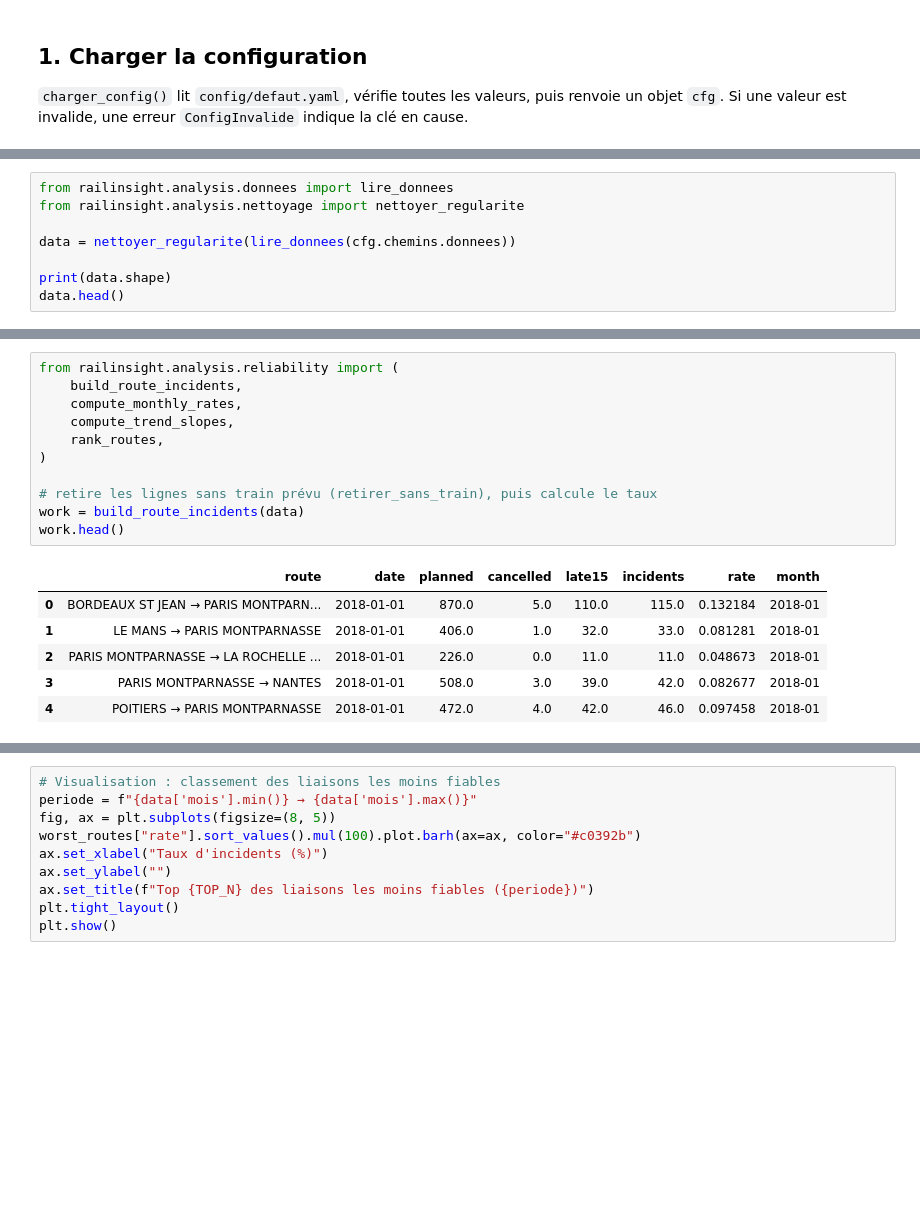
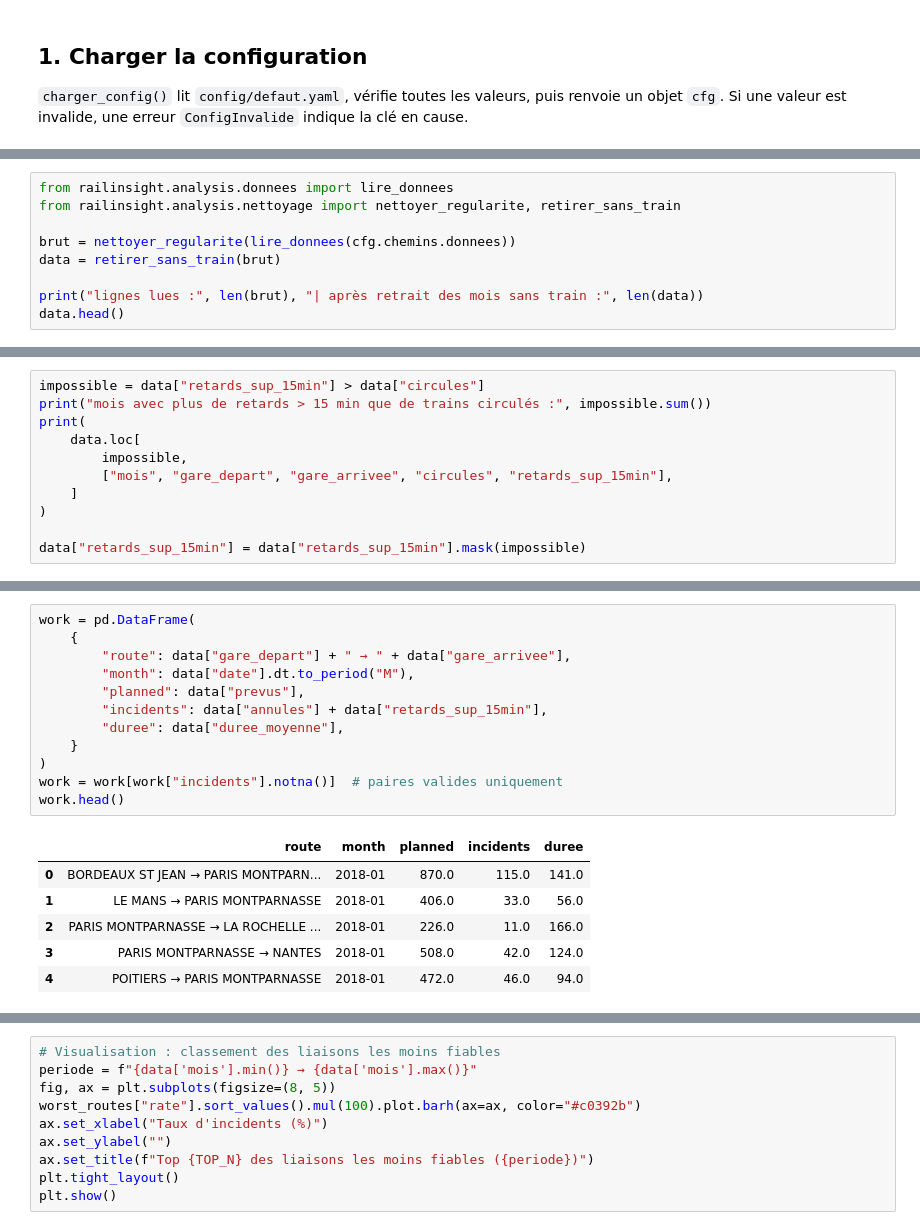
Before and after one commit to bouharrameryem-gmail-com/railinsight, a Jupyter notebook: notebooks/01_liaisons_moins_fiables.ipynb, the cells around one changed output, grey strips where cells are left out. Drawn from its saved outputs; the diff is of its cells as text; blank space fills up the shorter version.

```diff
--- a/notebooks/01_liaisons_moins_fiables.ipynb
+++ b/notebooks/01_liaisons_moins_fiables.ipynb
@@ -59,10 +73,11 @@ top_n : 10
 # %%
 from railinsight.analysis.donnees import lire_donnees
-from railinsight.analysis.nettoyage import nettoyer_regularite
+from railinsight.analysis.nettoyage import nettoyer_regularite, retirer_sans_train
 
-data = nettoyer_regularite(lire_donnees(cfg.chemins.donnees))
+brut = nettoyer_regularite(lire_donnees(cfg.chemins.donnees))
+data = retirer_sans_train(brut)
 
-print(data.shape)
+print("lignes lues :", len(brut), "| après retrait des mois sans train :", len(data))
 data.head()
 # %% [output]
 42 ligne(s) en double sur (mois, gare_depart, gare_arrivee), conservées
@@ -107,0 +129,11 @@ max     1104.000000    297.000000         312.000000
+# %%
+impossible = data["retards_sup_15min"] > data["circules"]
+print("mois avec plus de retards > 15 min que de trains circulés :", impossible.sum())
+print(
+    data.loc[
+        impossible,
+        ["mois", "gare_depart", "gare_arrivee", "circules", "retards_sup_15min"],
+    ]
+)
+
+data["retards_sup_15min"] = data["retards_sup_15min"].mask(impossible)
@@ -108,20 +149,21 @@ max     1104.000000    297.000000         312.000000
 # %%
-from railinsight.analysis.reliability import (
-    build_route_incidents,
-    compute_monthly_rates,
-    compute_trend_slopes,
-    rank_routes,
+work = pd.DataFrame(
+    {
+        "route": data["gare_depart"] + " → " + data["gare_arrivee"],
+        "month": data["date"].dt.to_period("M"),
+        "planned": data["prevus"],
+        "incidents": data["annules"] + data["retards_sup_15min"],
+        "duree": data["duree_moyenne"],
+    }
 )
-
-# retire les lignes sans train prévu (retirer_sans_train), puis calcule le taux
-work = build_route_incidents(data)
+work = work[work["incidents"].notna()]  # paires valides uniquement
 work.head()
 # %% [output]
-|  | route | date | planned | cancelled | late15 | incidents | rate | month |
-| 0 | BORDEAUX ST JEAN → PARIS MONTPARN... | 2018-01-01 | 870.0 | 5.0 | 110.0 | 115.0 | 0.132184 | 2018-01 |
-| 1 | LE MANS → PARIS MONTPARNASSE | 2018-01-01 | 406.0 | 1.0 | 32.0 | 33.0 | 0.081281 | 2018-01 |
-| 2 | PARIS MONTPARNASSE → LA ROCHELLE ... | 2018-01-01 | 226.0 | 0.0 | 11.0 | 11.0 | 0.048673 | 2018-01 |
-| 3 | PARIS MONTPARNASSE → NANTES | 2018-01-01 | 508.0 | 3.0 | 39.0 | 42.0 | 0.082677 | 2018-01 |
-| 4 | POITIERS → PARIS MONTPARNASSE | 2018-01-01 | 472.0 | 4.0 | 42.0 | 46.0 | 0.097458 | 2018-01 |
+|  | route | month | planned | incidents | duree |
+| 0 | BORDEAUX ST JEAN → PARIS MONTPARN... | 2018-01 | 870.0 | 115.0 | 141.0 |
+| 1 | LE MANS → PARIS MONTPARNASSE | 2018-01 | 406.0 | 33.0 | 56.0 |
+| 2 | PARIS MONTPARNASSE → LA ROCHELLE ... | 2018-01 | 226.0 | 11.0 | 166.0 |
+| 3 | PARIS MONTPARNASSE → NANTES | 2018-01 | 508.0 | 42.0 | 124.0 |
+| 4 | POITIERS → PARIS MONTPARNASSE | 2018-01 | 472.0 | 46.0 | 94.0 |
 # %%
 # Classement global : liaisons les moins fiables sur toute la période
```
Also changed, not shown: parts of 17 cells of this notebook, 8 other files.
